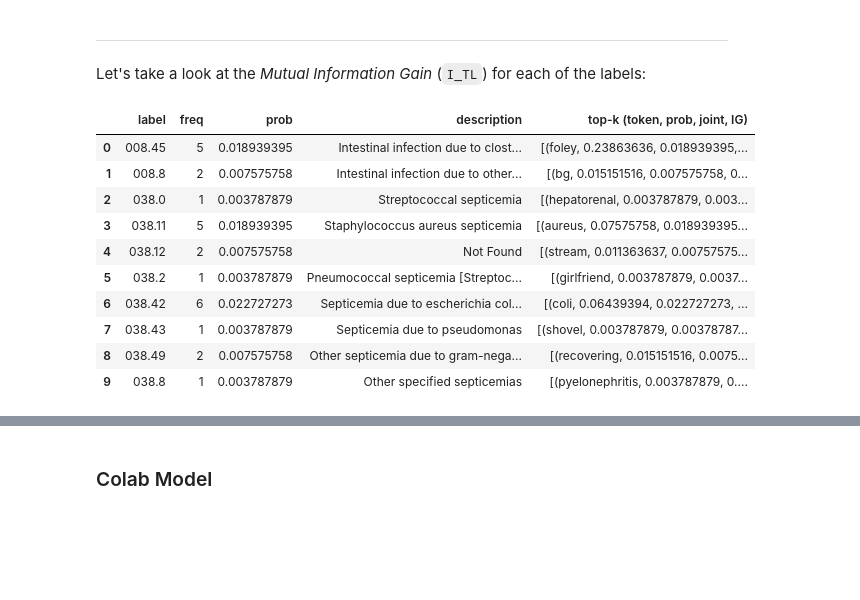
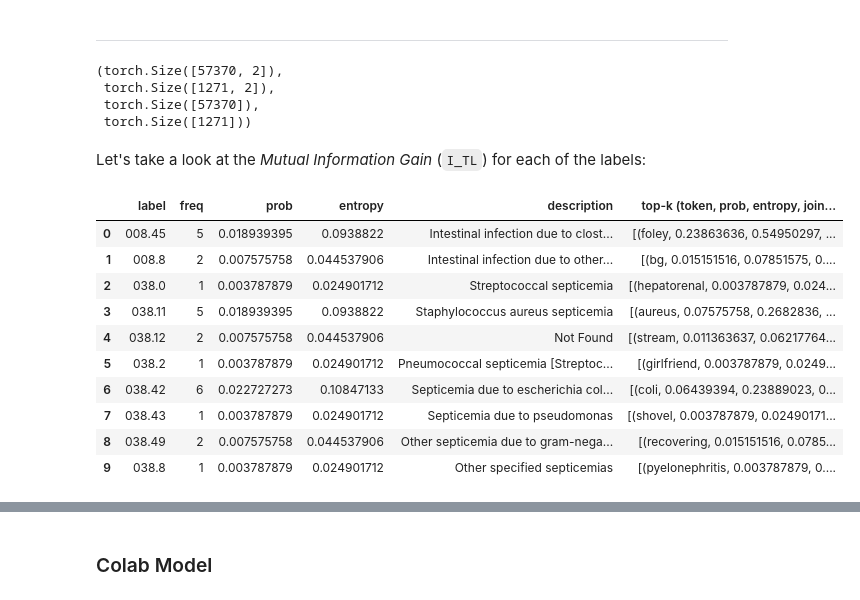
Before and after one commit to debjyotiSRoy/xcube_old, a Jupyter notebook: nbs/examples/mimic/sample/mimic3-9k_sample.ipynb, the cells around one changed output, grey strips where cells are left out. Cells and saved outputs as stored; diff of their text form; code cells hidden in the pictures; blank space fills up the shorter version.

Commit message:
fixed the transforms in colab data prep

```diff
--- a/nbs/examples/mimic/sample/mimic3-9k_sample.ipynb
+++ b/nbs/examples/mimic/sample/mimic3-9k_sample.ipynb
@@ -1389,4 +1436,4 @@ dl = DataLoader(dset, bs=8, device=default_device())
 # %%
-toks, lbs = dl.vocab
+toks, lbs = dls.vocab
 L(toks), L(lbs)
 # %% [output]
@@ -1420,0 +1457,17 @@ I_TL = (p_TL * torch.log((p_TL + eps)/(p_TxL + eps))).flatten(start_dim=-2).sum(
+# %%
+eps = p_TL.new_empty(1).fill_(1e-8)
+for x,y in dls:
+    t = x.unsqueeze(-1).expand(-1, -1, len(lbs)) ; test_eq(t.shape, (dls.bs, len(toks), len(lbs)))
+    l = y.unsqueeze(1).expand(-1, len(toks), -1) ; test_eq(l.shape, (dls.bs, len(toks), len(lbs)))
+    tl = torch.stack((t,l), dim=-1) ; test_eq(tl.shape, (dls.bs, len(toks), len(lbs), 2))
+    p_TL_tt = tl[...,0].logical_and(tl[...,1]) ; test_eq(p_TL_tt.shape, (dls.bs, len(toks), len(lbs)))
+    p_TL_tf = tl[...,0].logical_and(tl[...,1].logical_not()) ; test_eq(p_TL_tf.shape, (dls.bs, len(toks), len(lbs)))
+    p_TL_ft = tl[...,0].logical_not().logical_and(tl[...,1]) ; test_eq(p_TL_ft.shape, (dls.bs, len(toks), len(lbs)))
+    p_TL_ff = tl[...,0].logical_not().logical_and(tl[...,1].logical_not()) ; test_eq(p_TL_ff.shape, (dls.bs, len(toks), len(lbs)))
+    p_TL = p_TL + torch.stack((p_TL_tt, p_TL_tf, p_TL_ft, p_TL_ff), dim=-1).float().sum(dim=0)
+p_TL = p_TL / tensor(len(dset)).float()
+p_TL = p_TL.view(len(toks), len(lbs), 2, 2) # last axis: lbl axis, 2nd last axis: token axis
+p_T = p_TL[:,0].sum(-1, keepdim=True) # 0 because we can pick any label
+p_L = p_TL[0,:].sum(-2, keepdim=True) # 0 becuase we can pick any token
+p_TxL = p_TL.sum(-1, keepdim=True) @ p_TL.sum(-2, keepdim=True)
+I_TL = (p_TL * torch.log((p_TL + eps)/(p_TxL + eps))).flatten(start_dim=-2).sum(-1)
@@ -1421,3 +1476,14 @@ I_TL = (p_TL * torch.log((p_TL + eps)/(p_TxL + eps))).flatten(start_dim=-2).sum(
+# %%
+p_T_tmp = p_T.squeeze()
+p_L_tmp = p_L.squeeze()
+H_T = -(p_T_tmp * torch.log(p_T_tmp)).sum(-1)
+H_L = -(p_L_tmp * torch.log(p_L_tmp)).sum(-1)
+p_T_tmp.shape, p_L_tmp.shape, H_T.shape, H_L.shape
+# %% [output]
+(torch.Size([57370, 2]),
+ torch.Size([1271, 2]),
+ torch.Size([57370]),
+ torch.Size([1271]))
 # %%
 test_eq(p_TL.shape, (len(toks), len(lbs), 2, 2))
 test_eq(p_T.shape, (len(toks), 2, 1))
@@ -1445,7 +1511,7 @@ for o in df.itertuples(): lbs_frqs.update(f(o))
 # %%
 with open(path.parent/'data'/'code_desc.pkl', 'rb') as f: lbs_desc = pickle.load(f)
 # %%
-def _gen(toks, lbs, lbs_frqs, lbs_desc, p_TL, p_T, p_L, I_TL, k=5):
+def _gen(toks, lbs, lbs_frqs, lbs_desc, p_TL, p_T, p_L, I_TL, H_T, H_L, k=5):
     sorted_by_tok, tok_idxs = torch.sort(I_TL, dim=0, descending=True)
     for i,o in enumerate(lbs):
         topk_tok_idxs = tok_idxs[:k, i]
@@ -1453,19 +1519,21 @@ def _gen(toks, lbs, lbs_frqs, lbs_desc, p_TL, p_T, p_L, I_TL, k=5):
         topk_toks_probs = p_T.squeeze()[:,0][topk_tok_idxs].cpu().numpy()
         topk_info_gains = sorted_by_tok[:k, i].cpu().numpy()
         topk_jnt_probs = p_TL[topk_tok_idxs, [i]][:,0,0].cpu().numpy()
-        yield (o, lbs_frqs[o], p_L[i][0,0].cpu().numpy(), lbs_desc.get(o, 'Not Found'), list(zip(topk_toks, topk_toks_probs, topk_jnt_probs, topk_info_gains)))
+        lbl_entropy = H_L[i].cpu().numpy()
+        topk_tok_entrops = H_T[topk_tok_idxs].cpu().numpy()
+        yield (o, lbs_frqs[o], p_L[i][0,0].cpu().numpy(), lbl_entropy, lbs_desc.get(o, 'Not Found'), list(zip(topk_toks, topk_toks_probs, topk_tok_entrops, topk_jnt_probs, topk_info_gains)))
 # %%
-df_lbs = pd.DataFrame(_gen(toks, lbs, lbs_frqs, lbs_desc, p_TL, p_T, p_L, I_TL, k=10), columns=['label', 'freq', 'prob', 'description', 'top-k (token, prob, joint, IG)'])
+df_lbs = pd.DataFrame(_gen(toks, lbs, lbs_frqs, lbs_desc, p_TL, p_T, p_L, I_TL, H_T, H_L, k=10), columns=['label', 'freq', 'prob', 'entropy', 'description', 'top-k (token, prob, entropy, joint, IG)'])
 df_lbs.head(10)
 # %% [output]
-|  | label | freq | prob | description | top-k (token, prob, joint, IG) |
-| 0 | 008.45 | 5 | 0.018939395 | Intestinal infection due to clost... | [(foley, 0.23863636, 0.018939395,... |
-| 1 | 008.8 | 2 | 0.007575758 | Intestinal infection due to other... | [(bg, 0.015151516, 0.007575758, 0... |
-| 2 | 038.0 | 1 | 0.003787879 | Streptococcal septicemia | [(hepatorenal, 0.003787879, 0.003... |
-| 3 | 038.11 | 5 | 0.018939395 | Staphylococcus aureus septicemia | [(aureus, 0.07575758, 0.018939395... |
-| 4 | 038.12 | 2 | 0.007575758 | Not Found | [(stream, 0.011363637, 0.00757575... |
-| 5 | 038.2 | 1 | 0.003787879 | Pneumococcal septicemia [Streptoc... | [(girlfriend, 0.003787879, 0.0037... |
-| 6 | 038.42 | 6 | 0.022727273 | Septicemia due to escherichia col... | [(coli, 0.06439394, 0.022727273, ... |
-| 7 | 038.43 | 1 | 0.003787879 | Septicemia due to pseudomonas | [(shovel, 0.003787879, 0.00378787... |
-| 8 | 038.49 | 2 | 0.007575758 | Other septicemia due to gram-nega... | [(recovering, 0.015151516, 0.0075... |
-| 9 | 038.8 | 1 | 0.003787879 | Other specified septicemias | [(pyelonephritis, 0.003787879, 0.... |
+|  | label | freq | prob | entropy | description | top-k (token, prob, entropy, join... |
+| 0 | 008.45 | 5 | 0.018939395 | 0.0938822 | Intestinal infection due to clost... | [(foley, 0.23863636, 0.54950297, ... |
+| 1 | 008.8 | 2 | 0.007575758 | 0.044537906 | Intestinal infection due to other... | [(bg, 0.015151516, 0.07851575, 0.... |
+| 2 | 038.0 | 1 | 0.003787879 | 0.024901712 | Streptococcal septicemia | [(hepatorenal, 0.003787879, 0.024... |
+| 3 | 038.11 | 5 | 0.018939395 | 0.0938822 | Staphylococcus aureus septicemia | [(aureus, 0.07575758, 0.2682836, ... |
+| 4 | 038.12 | 2 | 0.007575758 | 0.044537906 | Not Found | [(stream, 0.011363637, 0.06217764... |
+| 5 | 038.2 | 1 | 0.003787879 | 0.024901712 | Pneumococcal septicemia [Streptoc... | [(girlfriend, 0.003787879, 0.0249... |
+| 6 | 038.42 | 6 | 0.022727273 | 0.10847133 | Septicemia due to escherichia col... | [(coli, 0.06439394, 0.23889023, 0... |
+| 7 | 038.43 | 1 | 0.003787879 | 0.024901712 | Septicemia due to pseudomonas | [(shovel, 0.003787879, 0.02490171... |
+| 8 | 038.49 | 2 | 0.007575758 | 0.044537906 | Other septicemia due to gram-nega... | [(recovering, 0.015151516, 0.0785... |
+| 9 | 038.8 | 1 | 0.003787879 | 0.024901712 | Other specified septicemias | [(pyelonephritis, 0.003787879, 0.... |
```
Also changed, not shown: parts of 22 cells of this notebook.
